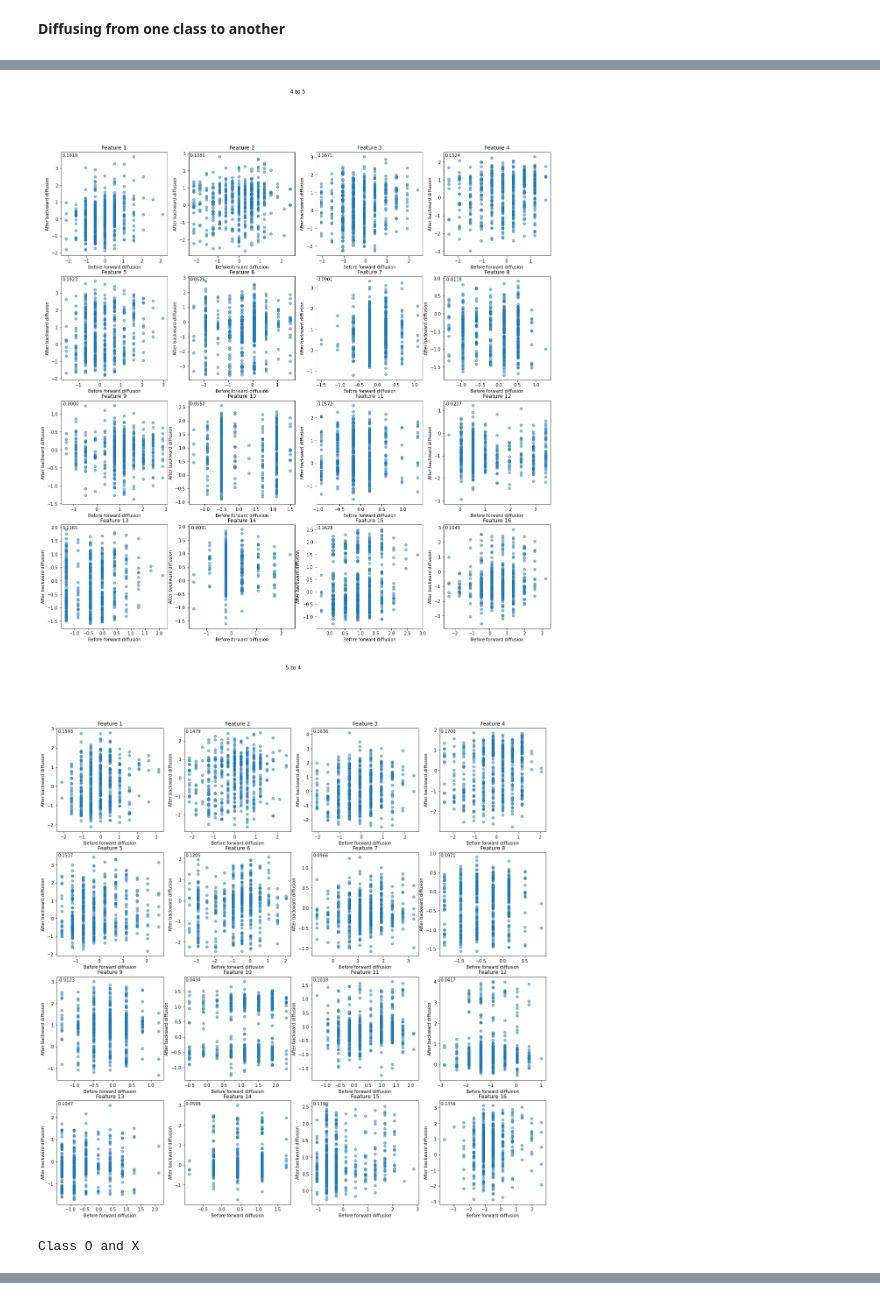
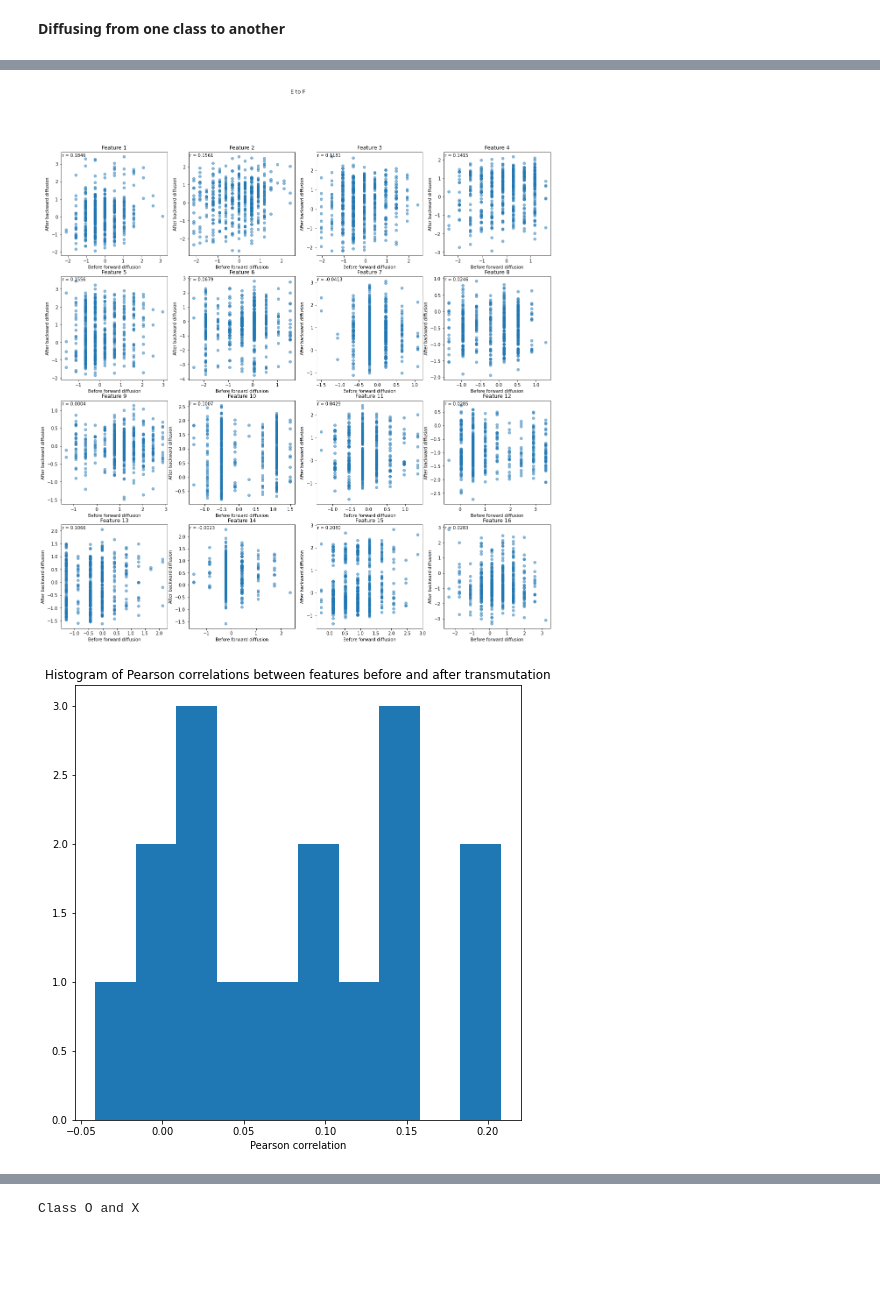
Before and after one commit to Genentech/branched-diffusion, a Jupyter notebook: notebooks/continuous_branched_letters_hybrid_transmutation.ipynb, the cells around one changed output, grey strips where cells are left out. Cells and saved outputs as stored; diff of their text form; code cells hidden in the pictures; blank space fills up the shorter version.

```diff
--- a/notebooks/continuous_branched_letters_hybrid_transmutation.ipynb
+++ b/notebooks/continuous_branched_letters_hybrid_transmutation.ipynb
@@ -252,8 +252,8 @@ for class_1, class_2, branch_time in branch_point_examples:
             np.ravel(backward_2_to_1[t_i]), bins=60, histtype="step", color=backward_cmap(t_i / len(all_t)),
             alpha=0.5, density=True
         )
-    ax[0].set_title("%s to %s" % (class_1, class_2))
-    ax[1].set_title("%s to %s" % (class_2, class_1))
+    ax[0].set_title("%s to %s" % (class_to_letter[class_1], class_to_letter[class_2]))
+    ax[1].set_title("%s to %s" % (class_to_letter[class_2], class_to_letter[class_1]))
     ax[1].set_xlabel("x")
     ax[0].set_ylabel("p(x)")
     ax[1].set_ylabel("p(x)")
@@ -264,24 +264,32 @@ for class_1, class_2, branch_time in branch_point_examples:
     num_features = input_shape[0]
     num_cols = 4
     num_rows = int(np.ceil(num_features / num_cols))
-    for class_1, class_2, forwards, backwards in [
+    for c1, c2, forwards, backwards in [
         (class_1, class_2, forward_1_to_2[0], backward_1_to_2[-1]),
         (class_2, class_1, forward_2_to_1[0], backward_2_to_1[-1])
     ]:
+        corrs = []
         fig, ax = plt.subplots(ncols=num_cols, nrows=num_rows, figsize=(num_cols * 5, num_rows * 5))
         for i in range(num_features):
             r, c = i // num_cols, i % num_cols
             x, y = forwards[:, i], backwards[:, i]
             corr = scipy.stats.pearsonr(x, y)[0]
+            corrs.append(corr)
             ax[r][c].scatter(x, y, alpha=0.5)
             ax[r][c].text(
-                0.01, 0.99, "%.4f" % corr,
+                0.01, 0.99, "r = %.4f" % corr,
                 ha="left", va="top", transform=ax[r][c].transAxes
             )
             ax[r][c].set_xlabel("Before forward diffusion")
             ax[r][c].set_ylabel("After backward diffusion")
             ax[r][c].set_title("Feature %d" % (i + 1))
-        fig.suptitle("%s to %s" % (class_1, class_2))
+        fig.suptitle("%s to %s" % (class_to_letter[c1], class_to_letter[c2]))
         plt.show()
+
+        fig, ax = plt.subplots(figsize=(8, 8))
+        ax.hist(corrs, bins=10)
+        ax.set_title("Histogram of Pearson correlations between features before and after transmutation")
+        ax.set_xlabel("Pearson correlation")
+        plt.show()
 # %% [output]
 Class E and F
@@ -289,3 +297,2 @@ Class E and F
-[figure, old version]
+[figure, new version]
-[figure, old version]
+[figure, new version]
-Class O and X
@@ -293,0 +301 @@ Class O and X
+Class O and X
```
Also changed, not shown: parts of 2 cells of this notebook, 1 other file.
